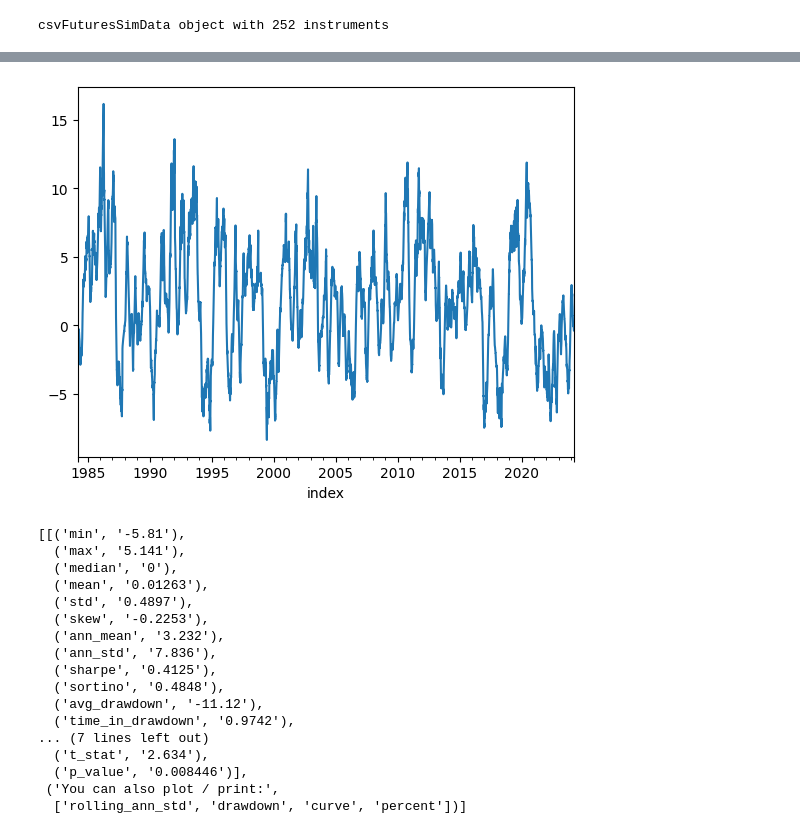
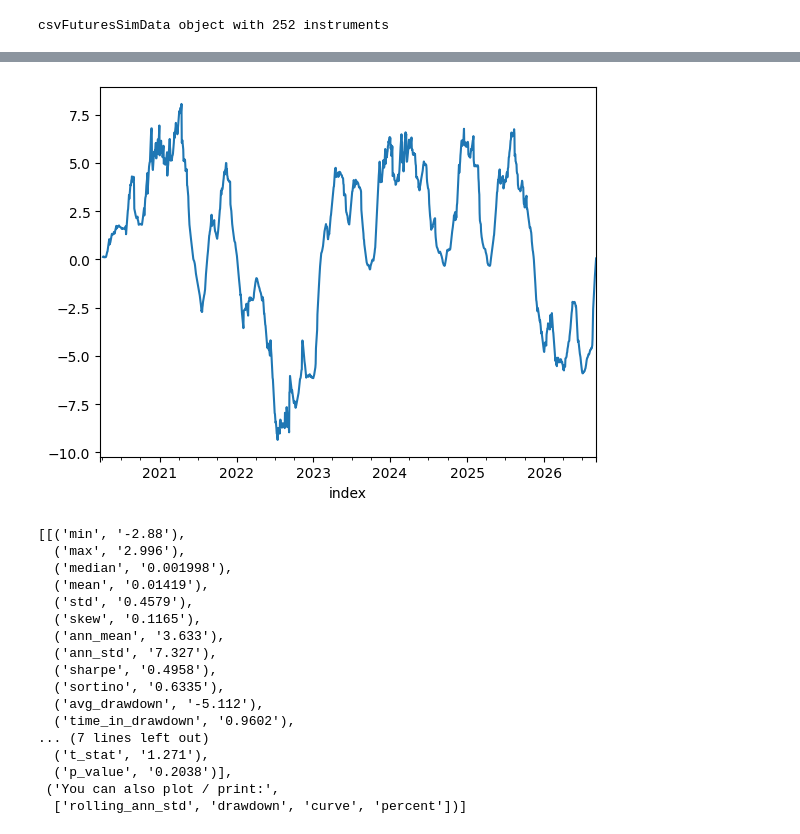
Before and after one commit to kostyaex/pysystemtrade, a Jupyter notebook: examples/introduction/intro.ipynb, the cells around one changed output, grey strips where cells are left out. Cells and saved outputs as stored; diff of their text form; code cells hidden in the pictures.

Commit message:
Загрузка данных с Bybit

```diff
--- a/examples/introduction/intro.ipynb
+++ b/examples/introduction/intro.ipynb
@@ -7,3 +7,7 @@ data
 # %% [output]
 Configuring sim logging
 csvFuturesSimData object with 252 instruments
+# %%
+from sysdata.sim.bybit_futures_sim_data import bybitFuturesSimData
+data = bybitFuturesSimData()
+data
@@ -69,7 +77,7 @@ def calc_ewmac_forecast(price, Lfast, Lslow=None):
 
     return raw_ewmac / vol
 # %%
-instrument_code='SOFR'
+instrument_code='BTC_BYBIT'
 price=data.daily_prices(instrument_code)
 ewmac=calc_ewmac_forecast(price, 32, 128)
 ewmac.tail(5)
@@ -81,24 +99,24 @@ show()
-[figure, old version]
+[figure, new version]
 # %%
 from systems.accounts.account_forecast import pandl_for_instrument_forecast
 account = pandl_for_instrument_forecast(forecast = ewmac, price=price)
 account.percent.stats()
 # %% [output]
-[[('min', '-5.81'),
-  ('max', '5.141'),
-  ('median', '0'),
-  ('mean', '0.01263'),
-  ('std', '0.4897'),
-  ('skew', '-0.2253'),
-  ('ann_mean', '3.232'),
-  ('ann_std', '7.836'),
-  ('sharpe', '0.4125'),
-  ('sortino', '0.4848'),
-  ('avg_drawdown', '-11.12'),
-  ('time_in_drawdown', '0.9742'),
+[[('min', '-2.88'),
+  ('max', '2.996'),
+  ('median', '0.001998'),
+  ('mean', '0.01419'),
+  ('std', '0.4579'),
+  ('skew', '0.1165'),
+  ('ann_mean', '3.633'),
+  ('ann_std', '7.327'),
+  ('sharpe', '0.4958'),
+  ('sortino', '0.6335'),
+  ('avg_drawdown', '-5.112'),
+  ('time_in_drawdown', '0.9602'),
 ... (7 lines left out)
-  ('t_stat', '2.634'),
-  ('p_value', '0.008446')],
+  ('t_stat', '1.271'),
+  ('p_value', '0.2038')],
  ('You can also plot / print:',
   ['rolling_ann_std', 'drawdown', 'curve', 'percent'])]
 # %%
```
Also changed, not shown: parts of 7 cells of this notebook, 13 other files.
